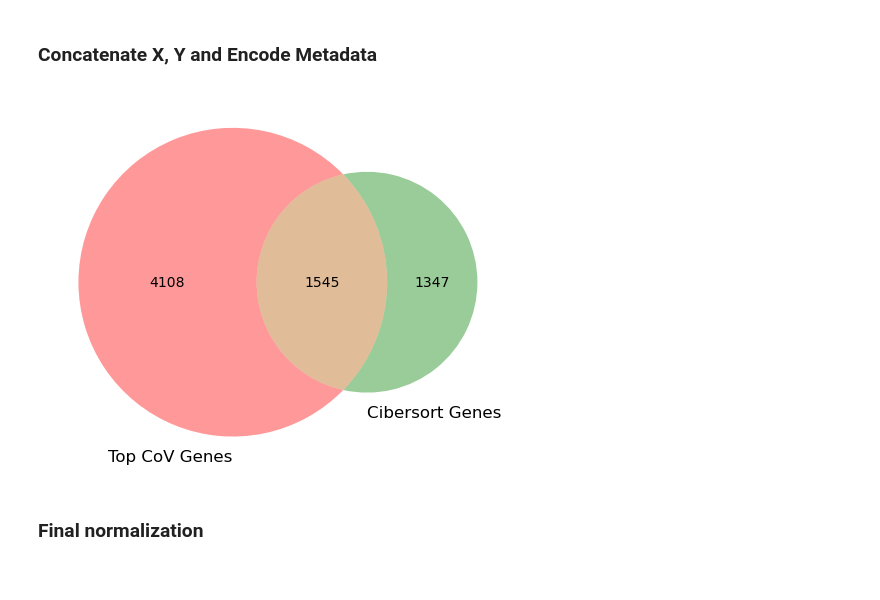
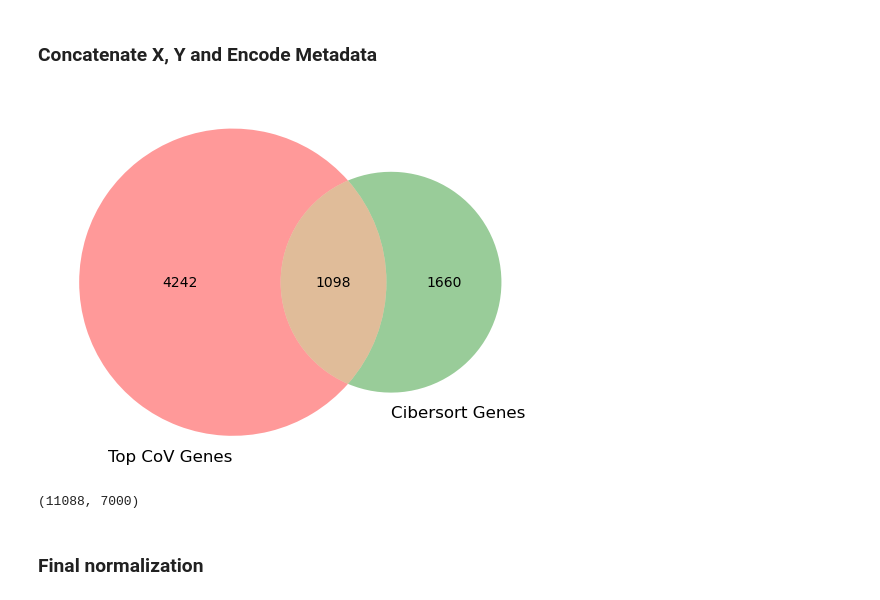
Before and after one commit to NDavidsonLab/BuDDI_HGSC_schildkraut_analysis, a Jupyter notebook: 2.model_training/0.prototype_model.ipynb, the cells around one changed output. Saved outputs shown, nothing was run; the diff lists cells and outputs as text; code cells hidden in the pictures.

```diff
--- a/2.model_training/0.prototype_model.ipynb
+++ b/2.model_training/0.prototype_model.ipynb
@@ -132,6 +145,9 @@ venn3(
 # %%
 sc_bulk_intersection_genes = set(sc_genes).intersection(set(bulk_genes))
 sc_bulk_intersection_genes = list(sc_bulk_intersection_genes)
+cibersortx_sig_genes = set(cibersortx_sig_genes).intersection(sc_bulk_intersection_genes)
+cibersortx_sig_genes = list(cibersortx_sig_genes)
+
 print(f"Number of genes in intersection of single cell and bulk: {len(sc_bulk_intersection_genes)}")
 
 ## Subset the bulk data to only include the intersection genes
@@ -219,7 +229,7 @@ Y = Y_concat.to_numpy()
 # %%
 ## get the top variable genes
-X_colmean = X.mean(axis=0) # mean across samples
-X_colvar = X.var(axis=0) # variance across samples
+X_colmean = X_concat.values.mean(axis=0) # mean across samples
+X_colvar = X_concat.values.var(axis=0) # variance across samples
 # coefficient of variation which is the var to mean ratio
 X_CoV = np.array(np.divide(X_colvar, X_colmean+0.001))
 
@@ -233,37 +243,44 @@ gene_df = pd.DataFrame(X_gene_names, columns=['gene'])
 # start with top 7000 genes by CoV
 initial_count = 7000
 while not num_genes_found:
     # retrieve the top initial_count genes by CoV
     idx_top = np.argpartition(X_CoV, -initial_count)[-initial_count:]
     # get gene names from idx_top
     top_gene_df = gene_df.iloc[idx_top]
 
     # produce the union of the top genes and the cibersort genes
     CoV_only = np.union1d(top_gene_df, cibersortx_sig_genes)
 
     # check if the union is 7000
     if len(CoV_only) == 7000:
         num_genes_found = True
     else:
         # if not decrement the top CoV gene to retrieve by 1
         # in the next iteration, there will be two possibilities
         # 1. the union will have one less gene due to the removed gene being only in the CoV genes
         # 2. the union will have the same number of genes as this iteration due to the removed
         #    gene being also present in CIBERSORTx genes
         # keep running this loop until the union has 7000 genes
         initial_count = initial_count -1
 
 idx_top = np.argpartition(X_CoV, -initial_count)[-initial_count:] # num_genes to get 7000
 gene_df = gene_df.iloc[idx_top]
 venn2([set(gene_df.values.flatten()),
        set(cibersortx_sig_genes)],
        set_labels = ('Top CoV Genes', 'Cibersort Genes'))
 plt.show()
-
-feature_select_genes = np.union1d(gene_df, cibersortx_sig_genes)
-X = X[:, np.isin(X_gene_names, feature_select_genes)]
 # %% [output]
-[figure, old version]
+[figure, new version]
+# %%
+feature_select_genes = np.union1d(gene_df, cibersortx_sig_genes)
+
+# to numpy matrix
+X = X_concat.loc[:,feature_select_genes].to_numpy()
+print(X.shape)
+
+Y = Y_concat.to_numpy()
+# %% [output]
+(11088, 7000)
 # %%
 FIELDS_TO_ENCODE = [SAMPLE_ID_COL, STIM_COL, 'samp_type']
 
```
Also changed, not shown: parts of 19 cells of this notebook.
